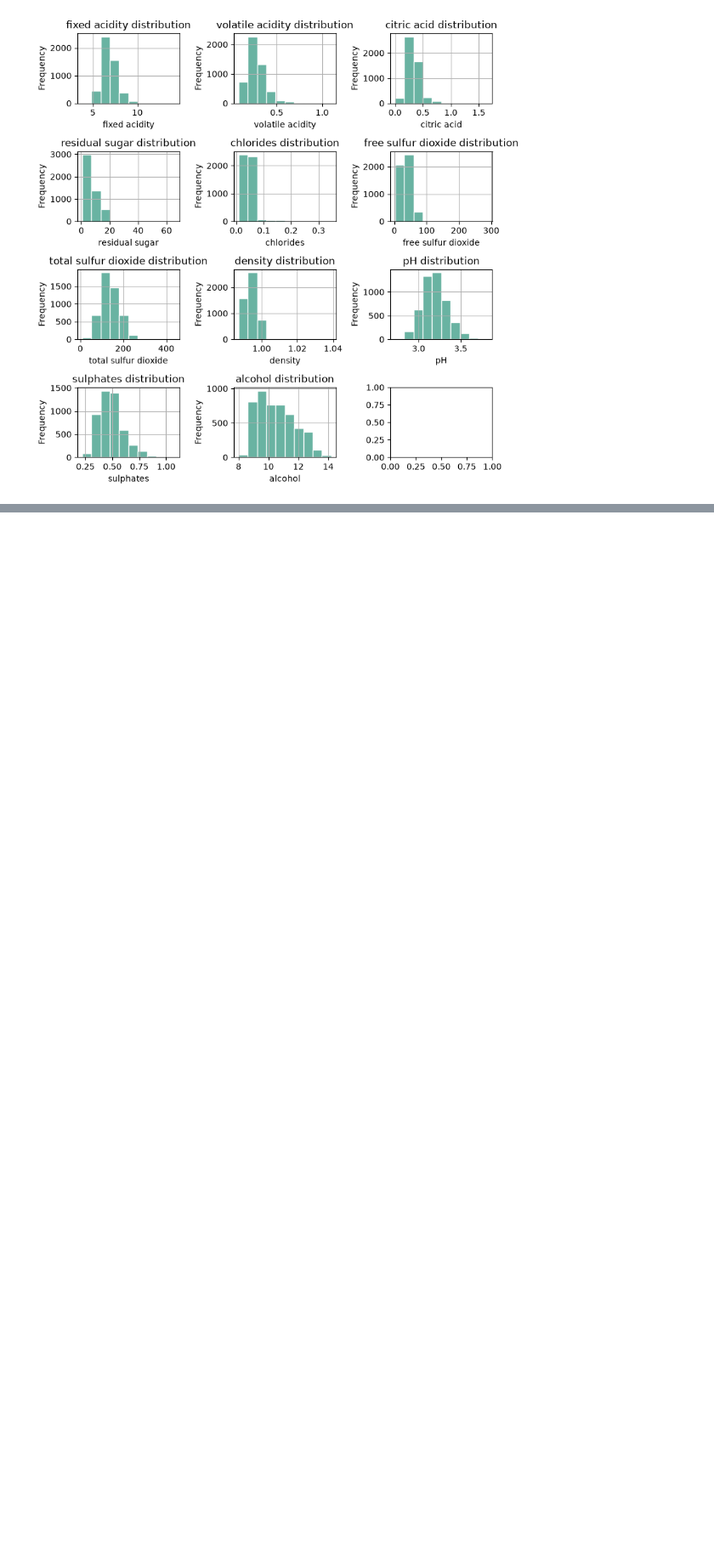
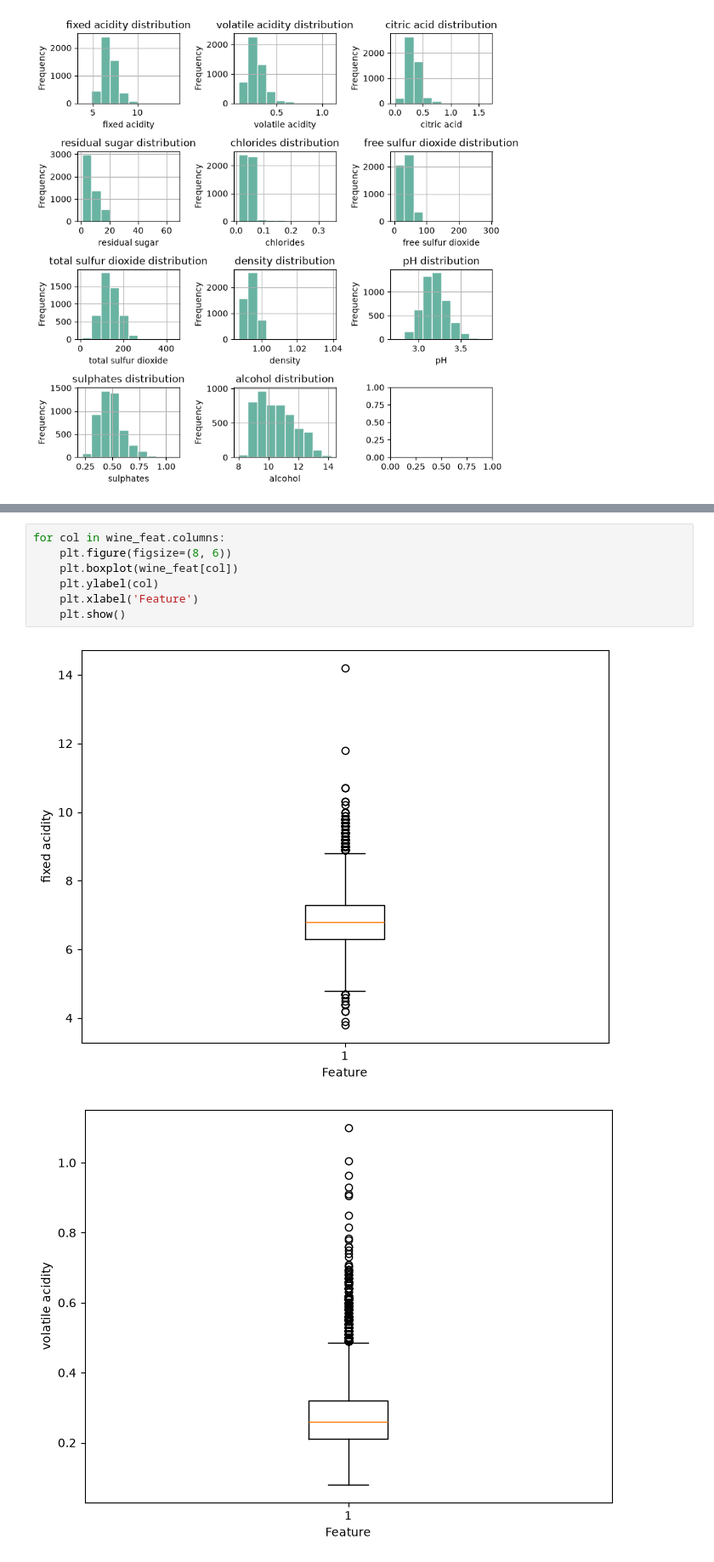
Before and after one commit to leodayvison/aci-homeworks, a Jupyter notebook: hw1/eda.ipynb, the cells around one changed output, grey strips where cells are left out. Shown at 85% size. Cells and saved outputs as stored; diff of their text form; blank space fills up the shorter version.

```diff
--- a/hw1/eda.ipynb
+++ b/hw1/eda.ipynb
@@ -226,0 +111,10 @@ Ademais, variáveis como açúcar residual (residual sugar) e cloretos (chloride
+# %%
+for col in wine_feat.columns:
+    plt.figure(figsize=(8, 6))
+    plt.boxplot(wine_feat[col])
+    plt.ylabel(col)
+    plt.xlabel('Feature')
+    plt.show()
+# %% [output]
+[figure, added]
+[figure, added]
```
Also changed, not shown: parts of 18 cells of this notebook.
